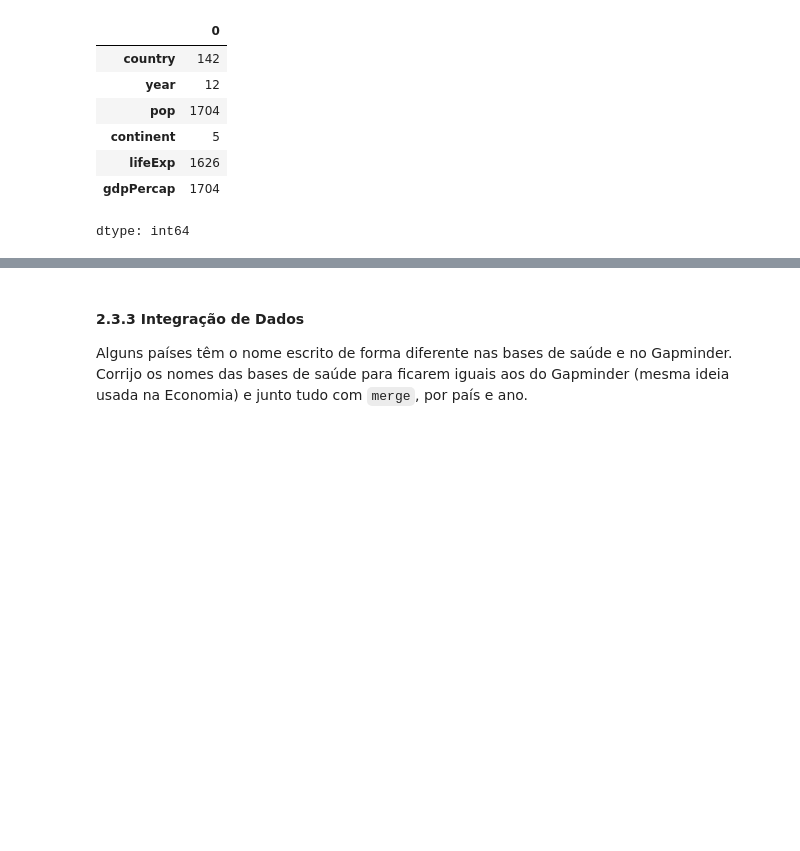
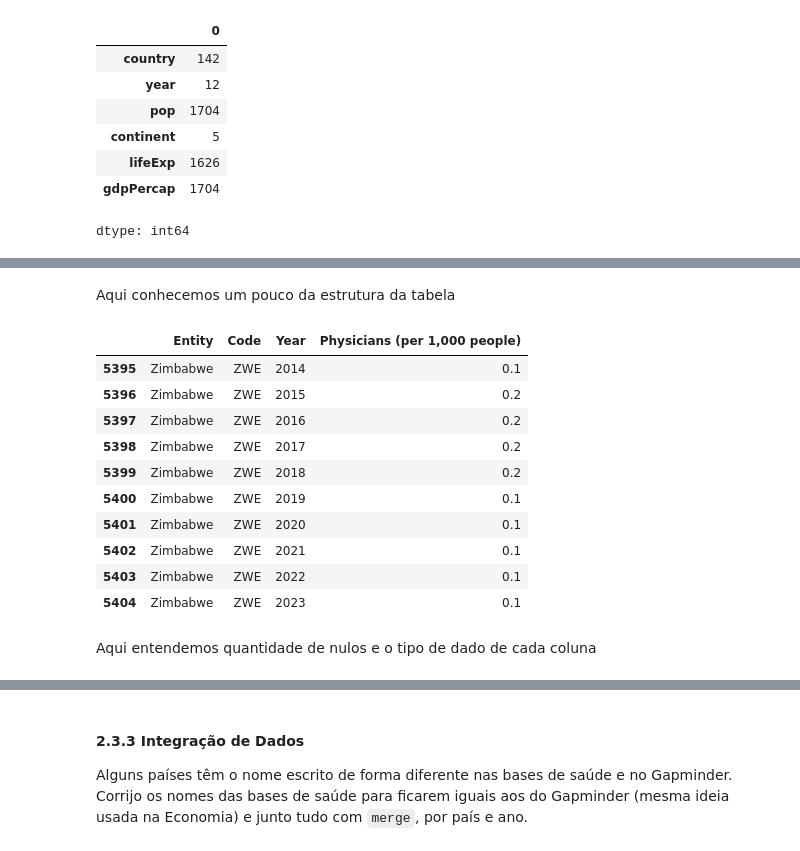
Before and after one commit to AndremRb/Analise-do-Desenvolvimento-Humano-e-Global, a Jupyter notebook: Notebook/Template_Gapminder_Analise_Exploratoria.ipynb, the cells around one changed output, grey strips where cells are left out. Cells and saved outputs as stored; diff of their text form; code cells hidden in the pictures; blank space fills up the shorter version.

```diff
--- a/Notebook/Template_Gapminder_Analise_Exploratoria.ipynb
+++ b/Notebook/Template_Gapminder_Analise_Exploratoria.ipynb
@@ -684,0 +907,3 @@ print('Quantidade de duplicados:', qtd_duplicados)
+# %%
+df_brutos['obesidade'] = df_brutos['obesidade'].dropna()
+df_brutos['obesidade'] = df_brutos['obesidade'].drop_duplicates()
@@ -684,0 +931,2 @@ print('Quantidade de duplicados:', qtd_duplicados)
+# %%
+df_brutos['obesidade'].reset_index(drop=True, inplace=True)
@@ -684,0 +958,19 @@ print('Quantidade de duplicados:', qtd_duplicados)
+# %% [markdown]
+Aqui conhecemos um pouco da estrutura da tabela
+# %%
+df_brutos['medicos'].tail(10).round(1)
+# %% [output]
+|  | Entity | Code | Year | Physicians (per 1,000 people) |
+| 5395 | Zimbabwe | ZWE | 2014 | 0.1 |
+| 5396 | Zimbabwe | ZWE | 2015 | 0.2 |
+| 5397 | Zimbabwe | ZWE | 2016 | 0.2 |
+| 5398 | Zimbabwe | ZWE | 2017 | 0.2 |
+| 5399 | Zimbabwe | ZWE | 2018 | 0.2 |
+| 5400 | Zimbabwe | ZWE | 2019 | 0.1 |
+| 5401 | Zimbabwe | ZWE | 2020 | 0.1 |
+| 5402 | Zimbabwe | ZWE | 2021 | 0.1 |
+| 5403 | Zimbabwe | ZWE | 2022 | 0.1 |
+| 5404 | Zimbabwe | ZWE | 2023 | 0.1 |
+# %% [markdown]
+Aqui entendemos quantidade de nulos
+e o tipo de dado de cada coluna
```
Also changed, not shown: parts of 124 cells of this notebook.
